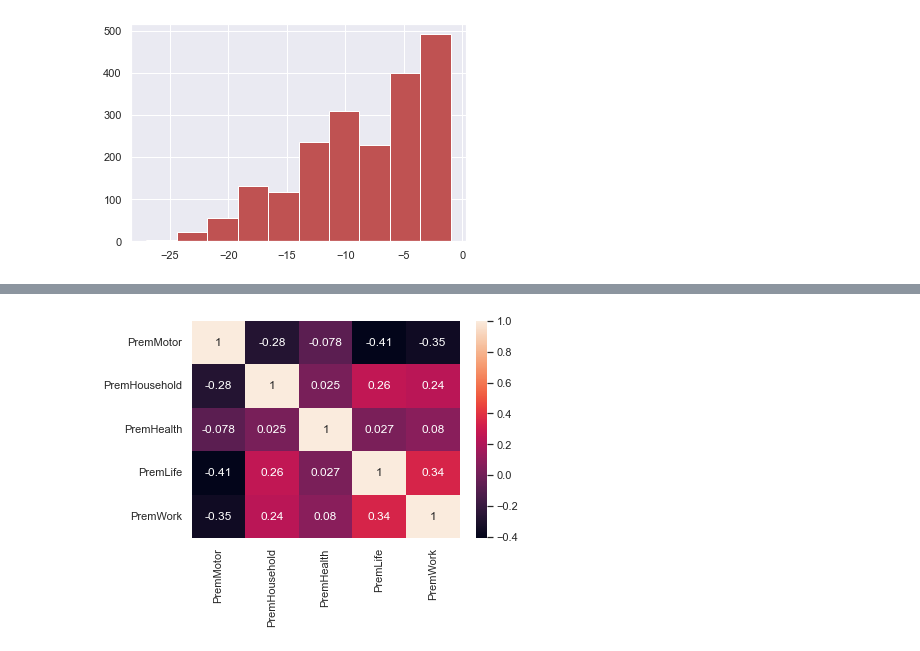
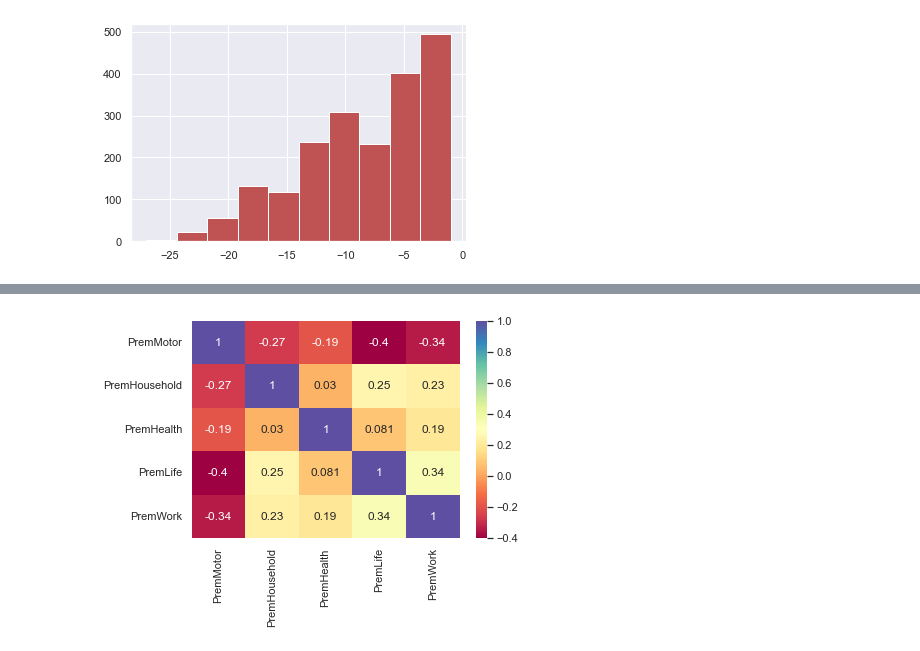
Before and after one commit to lstk44/A2ZInsuranceNOVA, a Jupyter notebook: A2ZInsuranceNotebook.ipynb, the cells around one changed output, grey strips where cells are left out. Drawn from its saved outputs; the diff is of its cells as text; code cells hidden in the pictures.

```diff
--- a/A2ZInsuranceNotebook.ipynb
+++ b/A2ZInsuranceNotebook.ipynb
@@ -274,0 +290,13 @@ plt.show()
+# %%
+#Scale the data for the imputation
+scaler=RobustScaler().fit(df)
+df_scaled=pd.DataFrame(scaler.transform(X=df), index = df.index ,columns = df.columns)
+
+#Impute Values
+fill_NaN = KNNImputer(missing_values=np.nan)
+imputed_DF = pd.DataFrame(fill_NaN.fit_transform(df_scaled),columns=df.columns, index=df.index )
+
+#rescale the values
+df=pd.DataFrame(scaler.inverse_transform(imputed_DF),index = df.index ,columns = df.columns)
+
+print(df.isnull().sum())
@@ -280,0 +356,4 @@ plt.show()
+# %%
+# drop column
+
+df.drop(columns=['FirstPolYear'], inplace=True)
@@ -280,0 +366,3 @@ plt.show()
+# %%
+print(df[(2016-df["BirthYear"])<18].shape[0], "Customers are underage")
+df=df[(2016-df["BirthYear"])>17]
@@ -281,2 +376,5 @@ plt.show()
+# %%
+df["TotalPrem"]=df[['PremMotor', 'PremHousehold', 'PremHealth','PremLife', 'PremWork']].sum(axis = 1)
+df=df[df["TotalPrem"] < df["MonthSal"]*12]
 # %% [markdown]
 ---
@@ -350,7 +481,7 @@ PremWork outliers: 621
 # %%
 prem_corr = df.corr()
 prem_corr = prem_corr[['PremMotor', 'PremHousehold', 'PremHealth', 'PremLife', 'PremWork']]
-sns.heatmap(prem_corr.loc[['PremMotor', 'PremHousehold', 'PremHealth', 'PremLife', 'PremWork']], annot=True)
+sns.heatmap(prem_corr.loc[['PremMotor', 'PremHousehold', 'PremHealth', 'PremLife', 'PremWork']], annot=True, cmap = 'Spectral')
 plt.show()
 # %% [output]
-[figure, old version]
+[figure, new version]
```
Also changed, not shown: parts of 26 cells of this notebook.
